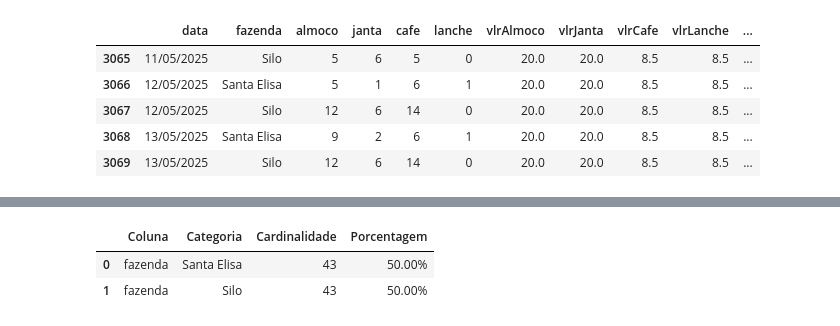
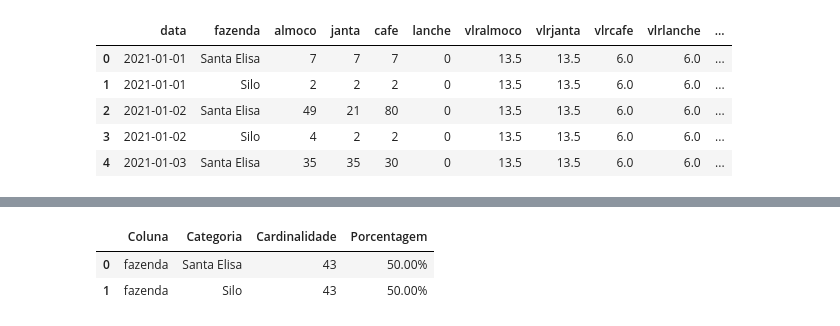
Before and after one commit to rafa-trindade/dashboard-elisaagro, a Jupyter notebook: notebooks/eda.ipynb, the cells around one changed output, grey strips where cells are left out. Saved outputs shown, nothing was run; the diff lists cells and outputs as text; code cells hidden in the pictures.

```diff
--- a/notebooks/eda.ipynb
+++ b/notebooks/eda.ipynb
@@ -1,31 +1,31 @@
 # %%
 import pandas as pd
 import numpy as np
 import matplotlib.pyplot as plt
+import matplotlib.patches as mpatches
 import seaborn as sns
 from sklearn.cluster import KMeans
-
-import plotly.express as px
-import plotly.graph_objects as go
-
 
 import sys
 import os
 
 sys.path.append(os.path.abspath('../src'))
 import utils as util
 
-# Definindo tema e cores
-cores_personalizadas = [util.barra_azul, util.barra_vermelha]
+
+cores_personalizadas = [util.barra_azul, util.barra_vermelha, util.barra_verde_escuro, util.barra_verde_claro]
 
 df = pd.read_csv('../data/databaseElisa.csv', sep=';', decimal=',', thousands='.',
                  index_col=None)
 
-df.tail()
+df['data'] = pd.to_datetime(df['data'], dayfirst=True, errors='coerce')
+df.columns = df.columns.str.strip().str.lower()
+
+df.head()
 # %% [output]
-|  | data | fazenda | almoco | janta | cafe | lanche | vlrAlmoco | vlrJanta | vlrCafe | vlrLanche | ... |
-| 3065 | 11/05/2025 | Silo | 5 | 6 | 5 | 0 | 20.0 | 20.0 | 8.5 | 8.5 | ... |
-| 3066 | 12/05/2025 | Santa Elisa | 5 | 1 | 6 | 1 | 20.0 | 20.0 | 8.5 | 8.5 | ... |
-| 3067 | 12/05/2025 | Silo | 12 | 6 | 14 | 0 | 20.0 | 20.0 | 8.5 | 8.5 | ... |
-| 3068 | 13/05/2025 | Santa Elisa | 9 | 2 | 6 | 1 | 20.0 | 20.0 | 8.5 | 8.5 | ... |
-| 3069 | 13/05/2025 | Silo | 12 | 6 | 14 | 0 | 20.0 | 20.0 | 8.5 | 8.5 | ... |
+|  | data | fazenda | almoco | janta | cafe | lanche | vlralmoco | vlrjanta | vlrcafe | vlrlanche | ... |
+| 0 | 2021-01-01 | Santa Elisa | 7 | 7 | 7 | 0 | 13.5 | 13.5 | 6.0 | 6.0 | ... |
+| 1 | 2021-01-01 | Silo | 2 | 2 | 2 | 0 | 13.5 | 13.5 | 6.0 | 6.0 | ... |
+| 2 | 2021-01-02 | Santa Elisa | 49 | 21 | 80 | 0 | 13.5 | 13.5 | 6.0 | 6.0 | ... |
+| 3 | 2021-01-02 | Silo | 4 | 2 | 2 | 0 | 13.5 | 13.5 | 6.0 | 6.0 | ... |
+| 4 | 2021-01-03 | Santa Elisa | 35 | 35 | 30 | 0 | 13.5 | 13.5 | 6.0 | 6.0 | ... |
```
Also changed, not shown: parts of 99 cells of this notebook.
